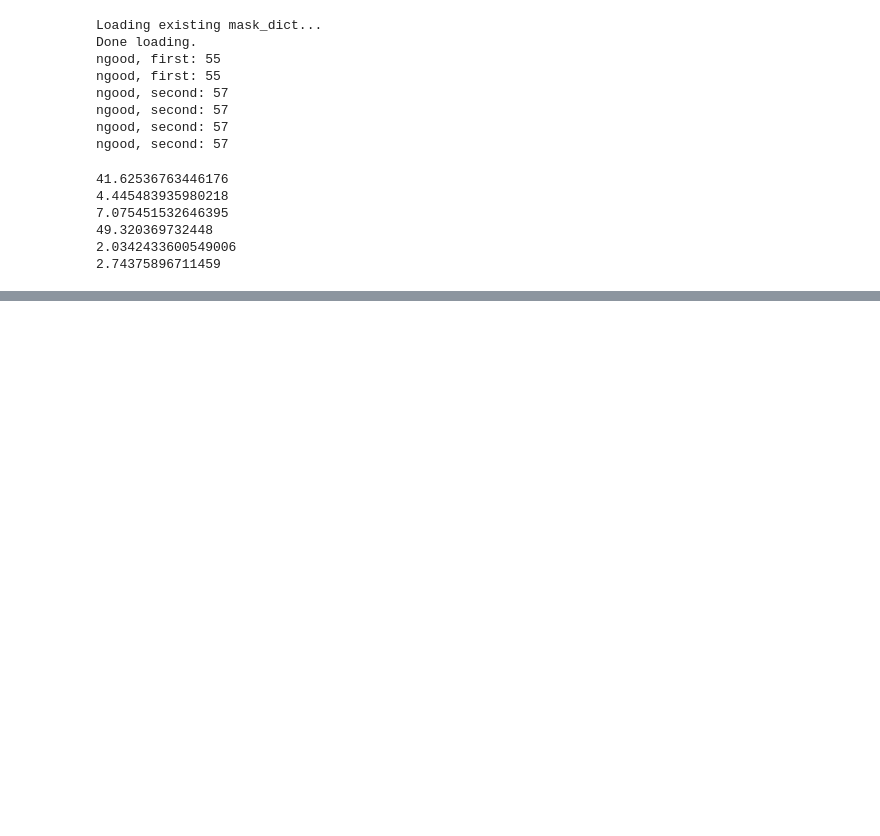
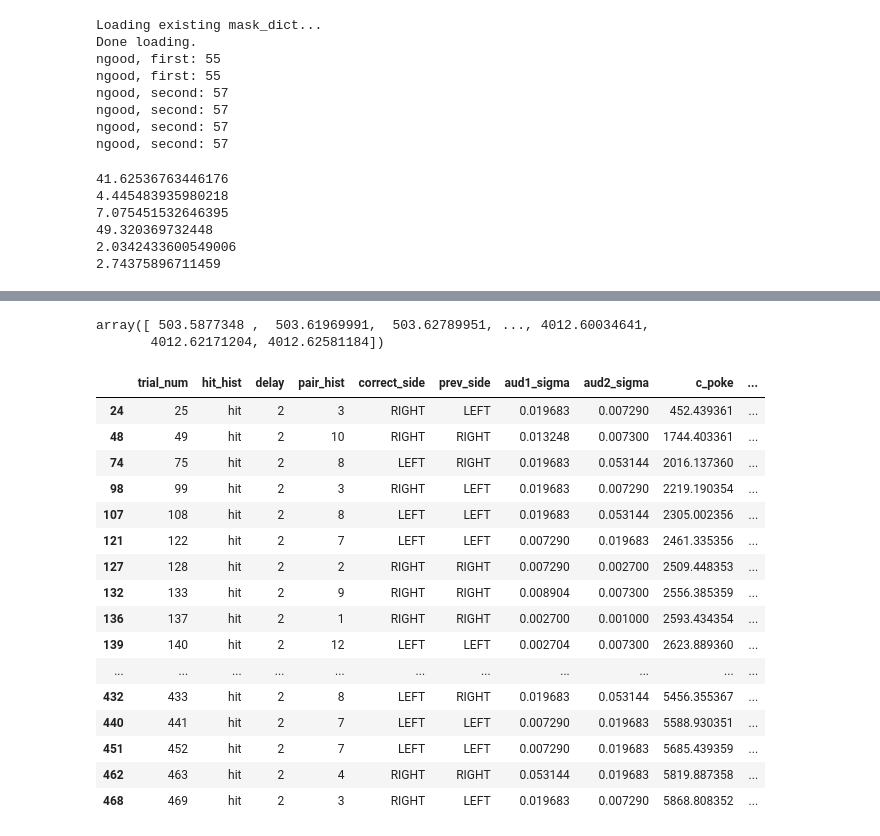
Before and after one commit to Brody-Lab/jbreda_PWM_mPFC_analysis, a Jupyter notebook: W122_08_06_2019_1_fromSD.ipynb, the cells around one changed output, grey strips where cells are left out. Saved outputs shown, nothing was run; the diff lists cells and outputs as text; code cells hidden in the pictures; blank space fills up the shorter version.

```diff
--- a/W122_08_06_2019_1_fromSD.ipynb
+++ b/W122_08_06_2019_1_fromSD.ipynb
@@ -108,0 +202,25 @@ neurons[0].get_raster(event = events[0], df = beh_df, window = windows[0],
+# %%
+neuron.spiketimes
+# %% [output]
+array([ 503.5877348 ,  503.61969991,  503.62789951, ..., 4012.60034641,
+       4012.62171204, 4012.62581184])
+# %%
+df
+# %% [output]
+|  | trial_num | hit_hist | delay | pair_hist | correct_side | prev_side | aud1_sigma | aud2_sigma | c_poke | ... |
+| 24 | 25 | hit | 2 | 3 | RIGHT | LEFT | 0.019683 | 0.007290 | 452.439361 | ... |
+| 48 | 49 | hit | 2 | 10 | RIGHT | RIGHT | 0.013248 | 0.007300 | 1744.403361 | ... |
+| 74 | 75 | hit | 2 | 8 | LEFT | RIGHT | 0.019683 | 0.053144 | 2016.137360 | ... |
+| 98 | 99 | hit | 2 | 3 | RIGHT | LEFT | 0.019683 | 0.007290 | 2219.190354 | ... |
+| 107 | 108 | hit | 2 | 8 | LEFT | LEFT | 0.019683 | 0.053144 | 2305.002356 | ... |
+| 121 | 122 | hit | 2 | 7 | LEFT | LEFT | 0.007290 | 0.019683 | 2461.335356 | ... |
+| 127 | 128 | hit | 2 | 2 | RIGHT | RIGHT | 0.007290 | 0.002700 | 2509.448353 | ... |
+| 132 | 133 | hit | 2 | 9 | RIGHT | RIGHT | 0.008904 | 0.007300 | 2556.385359 | ... |
+| 136 | 137 | hit | 2 | 1 | RIGHT | RIGHT | 0.002700 | 0.001000 | 2593.434354 | ... |
+| 139 | 140 | hit | 2 | 12 | LEFT | LEFT | 0.002704 | 0.007300 | 2623.889360 | ... |
+| ... | ... | ... | ... | ... | ... | ... | ... | ... | ... | ... |
+| 432 | 433 | hit | 2 | 8 | LEFT | RIGHT | 0.019683 | 0.053144 | 5456.355367 | ... |
+| 440 | 441 | hit | 2 | 7 | LEFT | LEFT | 0.007290 | 0.019683 | 5588.930351 | ... |
+| 451 | 452 | hit | 2 | 7 | LEFT | LEFT | 0.007290 | 0.019683 | 5685.439359 | ... |
+| 462 | 463 | hit | 2 | 4 | RIGHT | RIGHT | 0.053144 | 0.019683 | 5819.887358 | ... |
+| 468 | 469 | hit | 2 | 3 | RIGHT | LEFT | 0.019683 | 0.007290 | 5868.808352 | ... |
```
Also changed, not shown: parts of 13 cells of this notebook.
